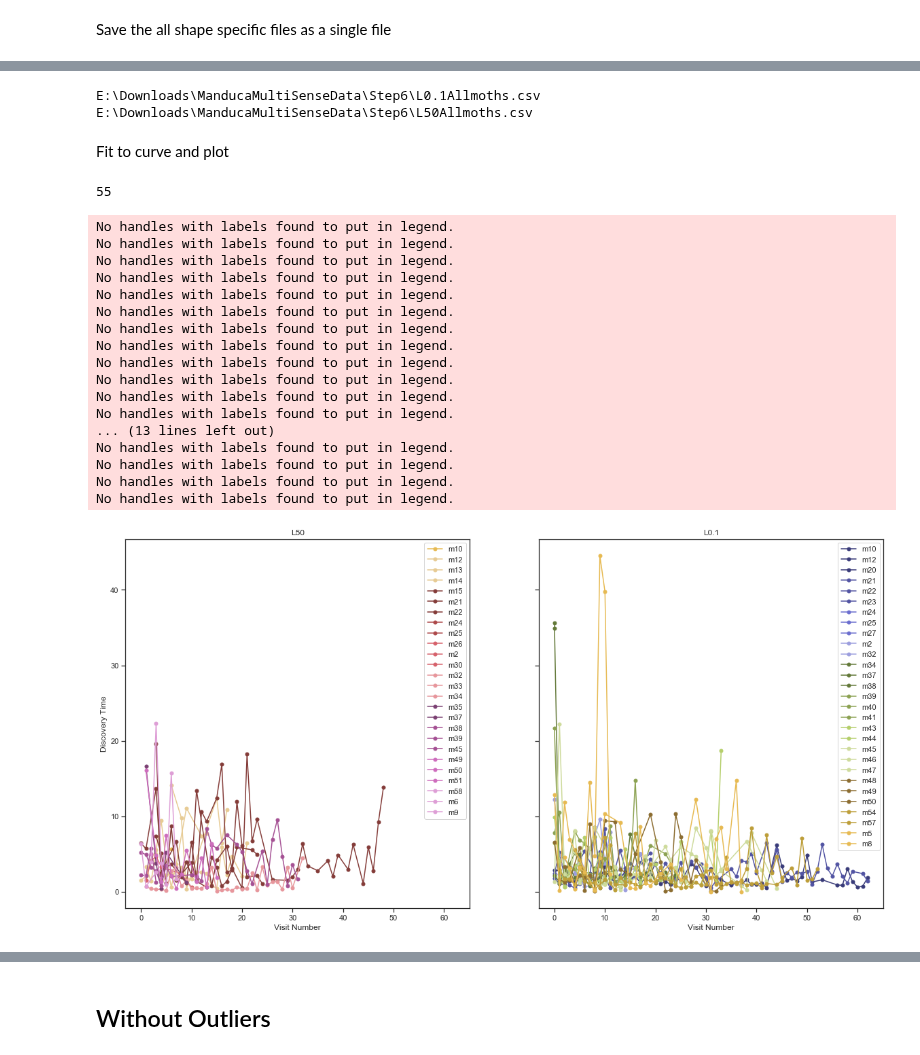
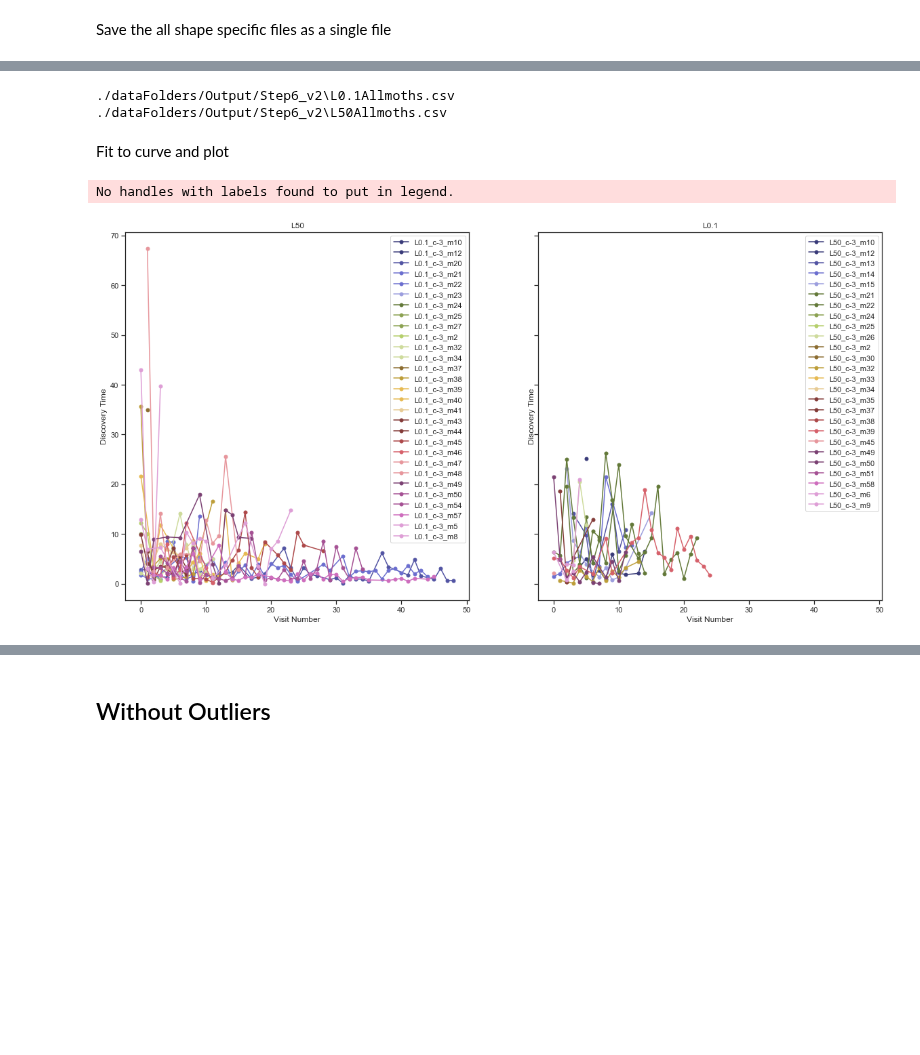
Before and after one commit to itsMahad/ManducaMultiSenseFeeding, a Jupyter notebook: Step6_ConsolidateData_CalculateParameters_ForEachFloralType.ipynb, the cells around one changed output, grey strips where cells are left out. Saved outputs shown, nothing was run; the diff lists cells and outputs as text; code cells hidden in the pictures; blank space fills up the shorter version.

```diff
--- a/Step6_ConsolidateData_CalculateParameters_ForEachFloralType.ipynb
+++ b/Step6_ConsolidateData_CalculateParameters_ForEachFloralType.ipynb
@@ -62,8 +65,13 @@ for Lightlevel in Lightlevel:
         df = pd.read_csv(fpath)
         DiscoveryTime = df['DiscoveryTime']
         trialNum= df.index
-        fname = os.path.basename(fpath)[:-30]
+
+#         fname = os.path.basename(fpath)[:-30]
+        a,b, c, _ = os.path.basename(fpath).split("_")
+        fname = a + "_" + b + "_" + c
+
         names = [fname]*len(trialNum)
+
         mothIn = df['In_Frame']
         mothOut = df['Out_Frame']
         Proboscis = df['ProboscisDetect']
@@ -100,74 +108,53 @@ for Lightlevel in Lightlevel:
 26
 L50     has a total of  26      moths
 # %%
-import glob
-
-
-
 dFrame = pd.DataFrame()
 
 file = glob.glob(outpath + "\\" + '*Allmoths.csv')
 
-for file in file:
-    print(file)
-    df = pd.read_csv(file)
+for f in file:
+    print(f)
+    df = pd.read_csv(f)
     dFrame = dFrame.append(df)
 dFrame.to_csv(outpath  + "\\" + "AllLight_EveryMoth.csv")
 # %% [output]
-E:\Downloads\ManducaMultiSenseData\Step6\L0.1Allmoths.csv
-E:\Downloads\ManducaMultiSenseData\Step6\L50Allmoths.csv
+./dataFolders/Output/Step6_v2\L0.1Allmoths.csv
+./dataFolders/Output/Step6_v2\L50Allmoths.csv
 # %% [markdown]
 Fit to curve and plot
 # %%
-from matplotlib.pyplot import cm
-nam_50 = dFrame.name[dFrame.name.str.contains('L')].unique()
-len(nam_50)
+# from matplotlib.pyplot import cm
+# nam_50 = dFrame.name[dFrame.name.str.contains('L')].unique()
+# len(nam_50)
-# %% [output]
-55
 # %%
-n = len(nam_50)
-color = cm.tab20b(np.linspace(0,1,n))
+# n = len(nam_50)
+# color = cm.tab20b(np.linspace(0,1,n))
 # %%
 f, ax = plt.subplots(1,2, figsize = (20,10), sharex = True, sharey = True)
-for name,c in zip(nam_50,color):
+for idx, f in enumerate(file):
+# ,c in zip(nam_50,color):
+    df = pd.read_csv(f)
+    names = df.name.unique()
+    n = len(names)
+    color = cm.tab20b(np.linspace(0,1,n))
 
-
-    if name.startswith('L50'):
+    for name, c in zip(names, color):
         x = dFrame[(dFrame.name == name) & (dFrame.DiscoveryTime.notnull())].trialNum
         y = dFrame[(dFrame.name == name) & (dFrame.DiscoveryTime.notnull())].DiscoveryTime
-        ax[0].plot(x, y/100, 'o-', markersize = 5, label = name[8:], color = c)
+        ax[idx].plot(x, y/100, 'o-', markersize = 5, label = name, color = c)
 
-    else:
-        x = dFrame[(dFrame.name == name) & (dFrame.DiscoveryTime.notnull())].trialNum
-        y = dFrame[(dFrame.name == name) & (dFrame.DiscoveryTime.notnull())].DiscoveryTime
-        ax[1].plot(x, y/100, 'o-', markersize = 5, label = name[9:], color = c)
+        ax[idx].set_ylabel('Discovery Time')
+        ax[idx].set_xlabel('Visit Number')
 
-    ax[0].set_ylabel('Discovery Time')
-    ax[0].set_xlabel('Visit Number')
-    ax[1].set_xlabel('Visit Number')
     ax[0].set_title('L50')
     ax[1].set_title('L0.1')
     ax[0].legend()
     ax[1].legend()
+
+plt.savefig(outpath_fig + 'individualMoth_learningCurve.png')
 # %% [output]
 No handles with labels found to put in legend.
-No handles with labels found to put in legend.
-No handles with labels found to put in legend.
-No handles with labels found to put in legend.
-No handles with labels found to put in legend.
-No handles with labels found to put in legend.
-No handles with labels found to put in legend.
-No handles with labels found to put in legend.
-No handles with labels found to put in legend.
-No handles with labels found to put in legend.
-No handles with labels found to put in legend.
-No handles with labels found to put in legend.
-... (13 lines left out)
-No handles with labels found to put in legend.
-No handles with labels found to put in legend.
-No handles with labels found to put in legend.
-No handles with labels found to put in legend.
-[figure, old version]
+[figure, new version]
 # %%
 # do the fit for three different y0 - computed across different lengths of the saturation - curve
 Lightlevel = ['L0.1','L50']
```
Also changed, not shown: parts of 18 cells of this notebook, 1 other file.
